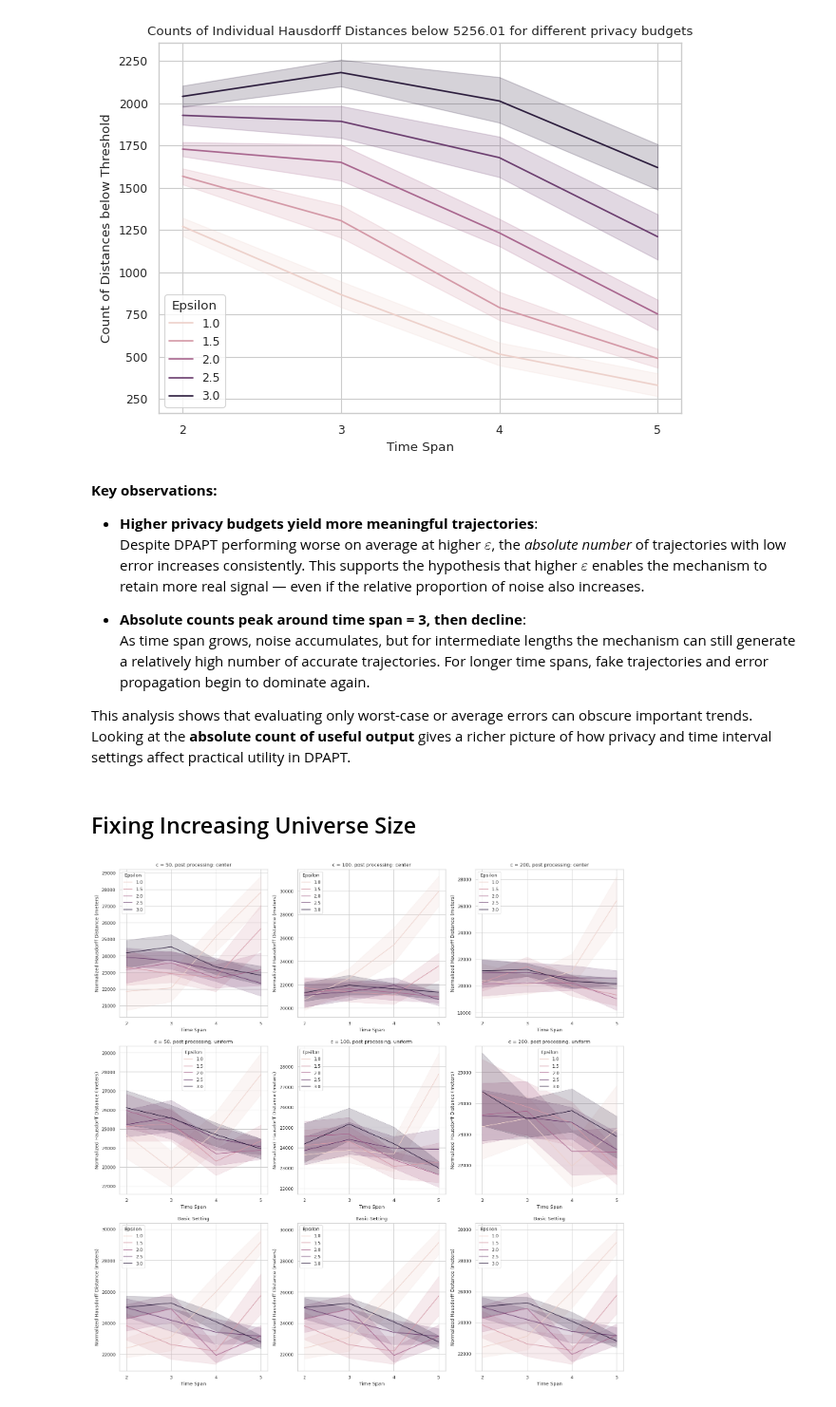
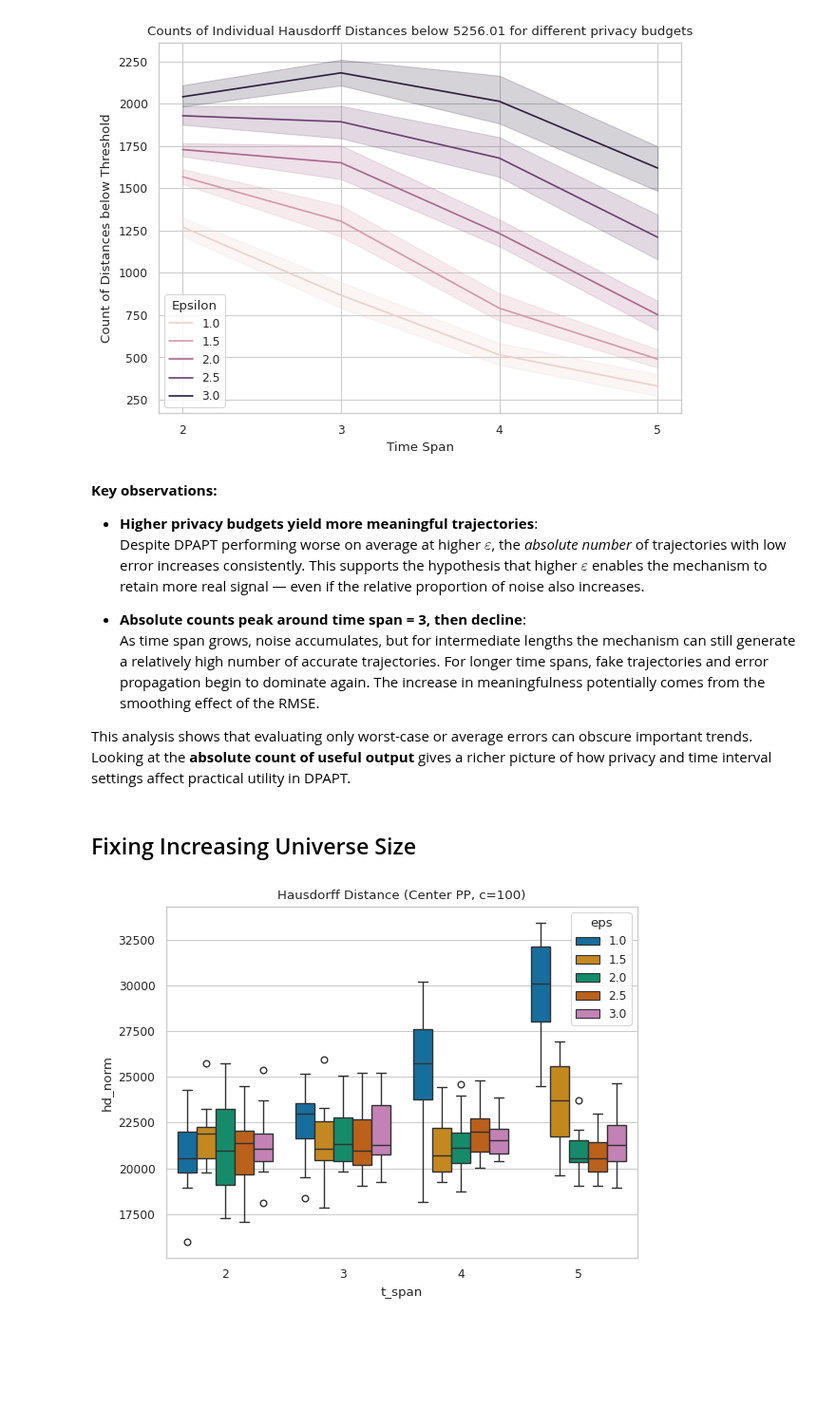
Before and after one commit to lorenzHeinrich/dp-trajectory-publication, a Jupyter notebook: notebooks/evaulation.ipynb, the cells around one changed output. Shown at 95% size. Cells and saved outputs as stored; diff of their text form; code cells hidden in the pictures; blank space fills up the shorter version.

```diff
--- a/notebooks/evaulation.ipynb
+++ b/notebooks/evaulation.ipynb
@@ -222,0 +204,12 @@ def hd_lineplot(df, ax=None, title=None, out_file=None):
+# %%
+def hd_boxplot(df, ax=None, title=None):
+    sns.boxplot(
+        data=df,
+        x="t_span",
+        y="hd_norm",
+        hue="eps",
+        ax=ax,
+        palette="colorblind"
+    )
+    if title is not None and ax is not None:
+        ax.set_title(title)
@@ -323,6 +349,7 @@ plt.show()
 
 - **Absolute counts peak around time span = 3, then decline**:
   As time span grows, noise accumulates, but for intermediate lengths the mechanism can still generate a relatively high number of accurate trajectories. For longer time spans, fake trajectories and error propagation begin to dominate again.
+  The increase in meaningfulness potentially comes from the smoothing effect of the RMSE.
 
 This analysis shows that evaluating only worst-case or average errors can obscure important trends. Looking at the **absolute count of useful output** gives a richer picture of how privacy and time interval settings affect practical utility in DPAPT.
 # %% [markdown]
@@ -332,17 +359,9 @@ fix_usize = pd.read_csv(stats_df("eps_agnostic"))
 fix_usize["t_span"] = fix_usize["tu"] - fix_usize["tl"] + 1
 fix_usize["hd_norm"] = fix_usize["hausdorff"] / np.sqrt(2 * fix_usize["t_span"])
 # %%
-_, axs = plt.subplots(3, 3, figsize=(15, 15))  # Optional: Adjust figure size
-c_values = [50, 100, 200]
-for i, c in enumerate(c_values):
-        fix_usize_fix_pp_c = filter_df(fix_usize, {"c": c, **pp_center})
-        fix_usize_fix_pp_u = filter_df(fix_usize, {"c": c, **pp_uniform})
-        axs[0, i].set_box_aspect(1)
-        axs[1, i].set_box_aspect(1)
-        axs[2, i].set_box_aspect(1)
-        hd_lineplot(fix_usize_fix_pp_c, ax=axs[0, i], title=f"c = {c}, post processing: center")
-        hd_lineplot(fix_usize_fix_pp_u, ax=axs[1, i], title=f"c = {c}, post processing: uniform")
-        hd_lineplot(basic_t_range_center_pp, ax=axs[2, i], title="Basic Setting")
+c = 100
+fix_usize_c_center_pp = filter_df(fix_usize, {"c": c, **pp_center})
+hd_boxplot(fix_usize_c_center_pp, ax=plt.gca(), title="Hausdorff Distance (Center PP, c=100)")
 plt.show()
 # %% [output]
-[figure, old version]
+[figure, new version]
```
Also changed, not shown: parts of 37 cells of this notebook, 14 other files.
